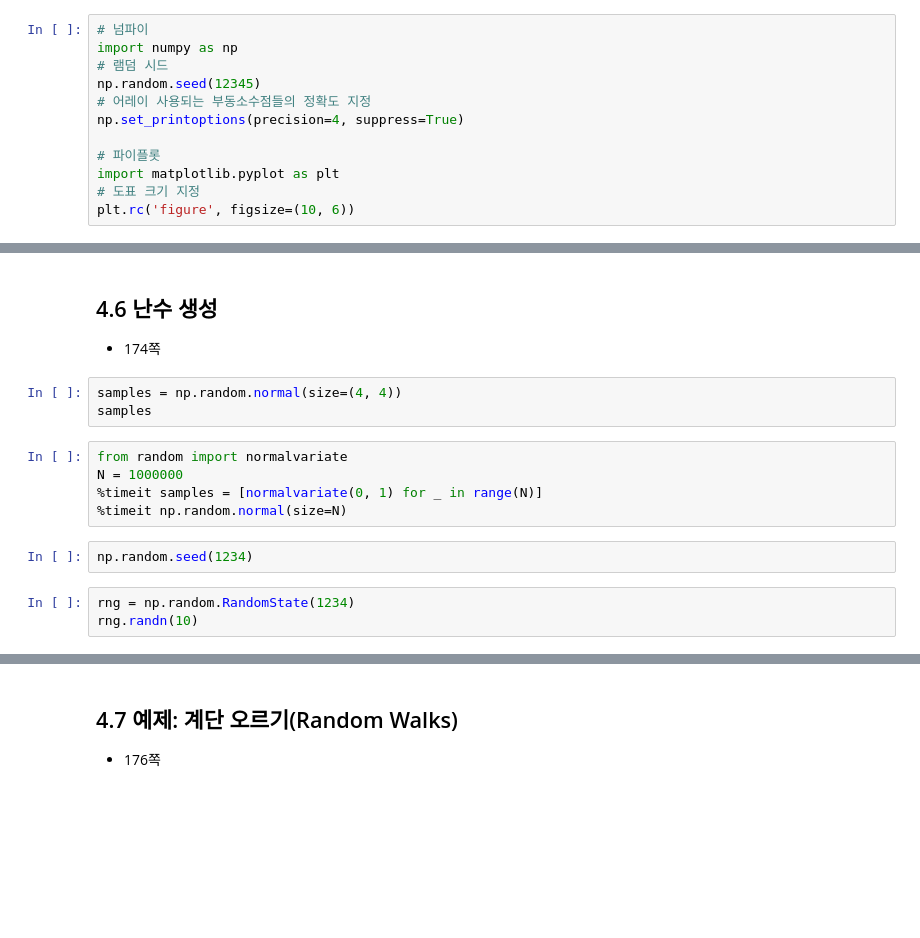
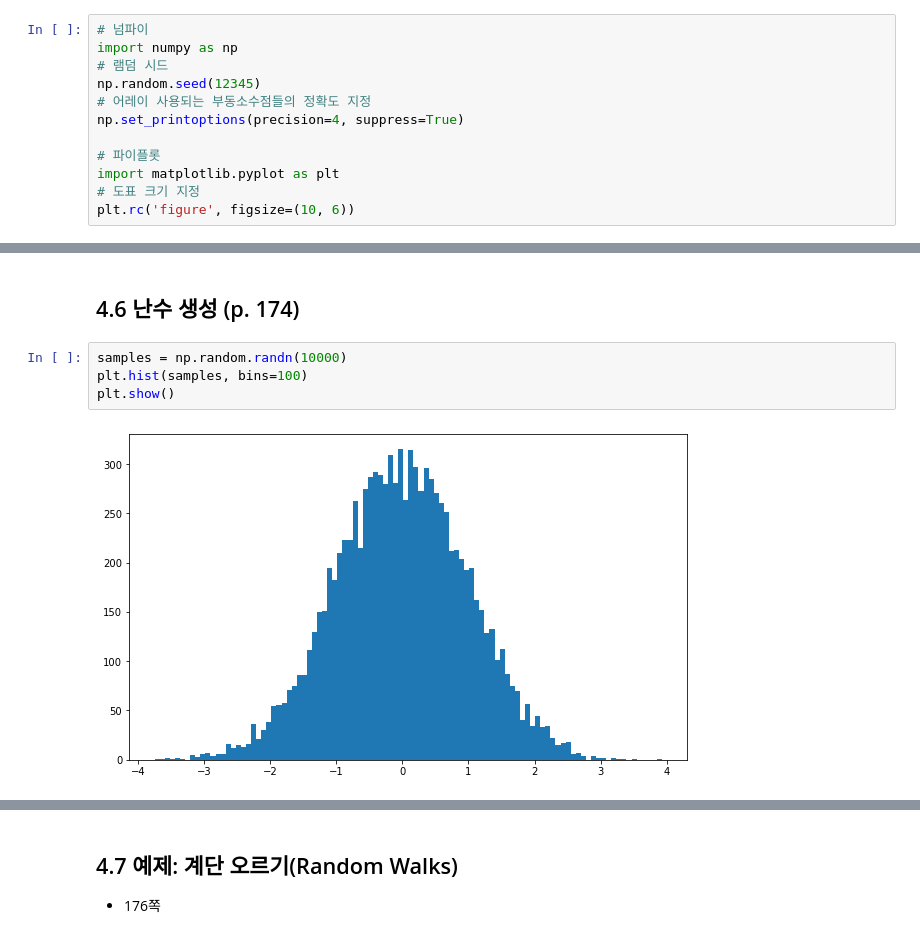
Before and after one commit to codingalzi/pydata, a Jupyter notebook: notebooks/pydata04-numpy-basics-4.ipynb, the cells around one changed output, grey strips where cells are left out. Saved outputs shown, nothing was run; the diff lists cells and outputs as text; blank space fills up the shorter version.

```diff
--- a/notebooks/pydata04-numpy-basics-4.ipynb
+++ b/notebooks/pydata04-numpy-basics-4.ipynb
@@ -67,17 +168,8 @@ r
 # %% [markdown]
-## 4.6 난수 생성
-
-- 174쪽
+## 4.6 난수 생성 (p. 174)
-# %%
-samples = np.random.normal(size=(4, 4))
-samples
-# %%
-from random import normalvariate
-N = 1000000
-%timeit samples = [normalvariate(0, 1) for _ in range(N)]
-%timeit np.random.normal(size=N)
-# %%
-np.random.seed(1234)
-# %%
-rng = np.random.RandomState(1234)
-rng.randn(10)
+# %%
+samples = np.random.randn(10000)
+plt.hist(samples, bins=100)
+plt.show()
+# %% [output]
+[figure, added]
```
Also changed, not shown: parts of 49 cells of this notebook, 14 other files.
